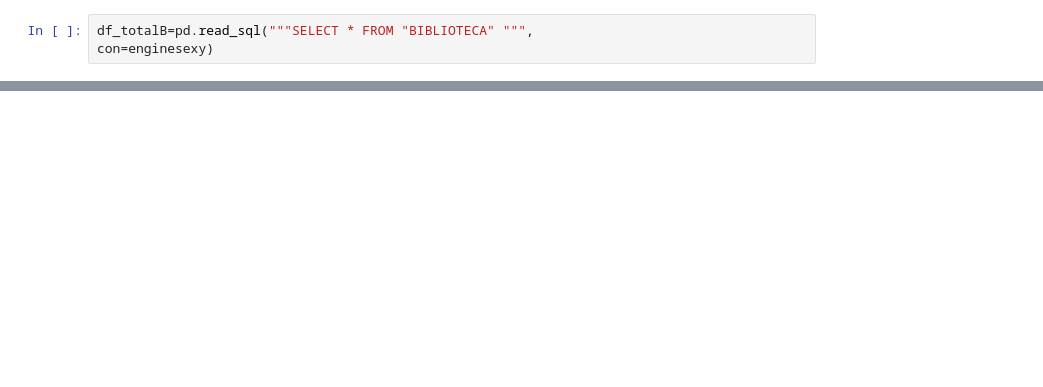
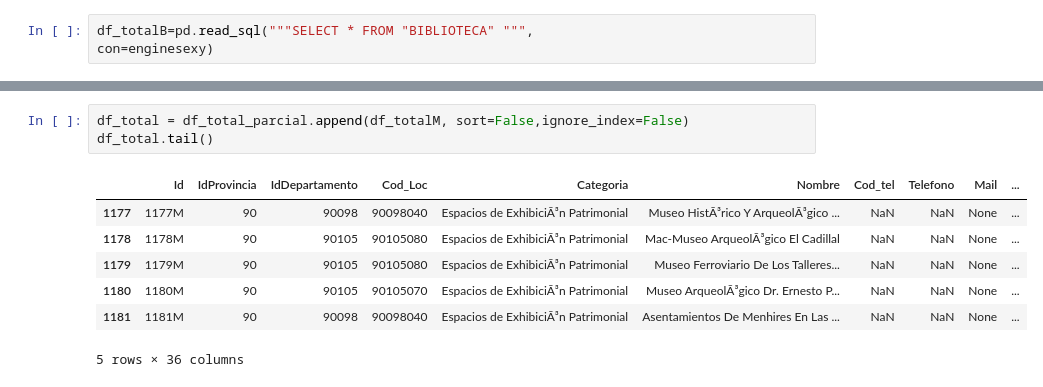
Before and after one commit to yesicadematos/Data-Analyst, a Jupyter notebook: prueba/resultado_total.ipynb, the cells around one changed output, grey strips where cells are left out. Saved outputs shown, nothing was run; the diff lists cells and outputs as text; blank space fills up the shorter version.

```diff
--- a/prueba/resultado_total.ipynb
+++ b/prueba/resultado_total.ipynb
@@ -53 +72,12 @@ Index(['IdMuseos', 'IdProvincia', 'IdDepartamento', 'Cod_Loc', 'nombre',
+# %%
+df_total = df_total_parcial.append(df_totalM, sort=False,ignore_index=False)
+df_total.tail()
+# %% [output]
+|  | Id | IdProvincia | IdDepartamento | Cod_Loc | Categoria | Nombre | Cod_tel | Telefono | Mail | ... |
+| 1177 | 1177M | 90 | 90098 | 90098040 | Espacios de ExhibiciÃ³n Patrimonial | Museo HistÃ³rico Y ArqueolÃ³gico ... | NaN | NaN | None | ... |
+| 1178 | 1178M | 90 | 90105 | 90105080 | Espacios de ExhibiciÃ³n Patrimonial | Mac-Museo ArqueolÃ³gico El Cadillal | NaN | NaN | None | ... |
+| 1179 | 1179M | 90 | 90105 | 90105080 | Espacios de ExhibiciÃ³n Patrimonial | Museo Ferroviario De Los Talleres... | NaN | NaN | None | ... |
+| 1180 | 1180M | 90 | 90105 | 90105070 | Espacios de ExhibiciÃ³n Patrimonial | Museo ArqueolÃ³gico Dr. Ernesto P... | NaN | NaN | None | ... |
+| 1181 | 1181M | 90 | 90098 | 90098040 | Espacios de ExhibiciÃ³n Patrimonial | Asentamientos De Menhires En Las ... | NaN | NaN | None | ... |
+5 rows × 36 columns
 # %%
```
Also changed, not shown: parts of 17 cells of this notebook, 3 other files.
